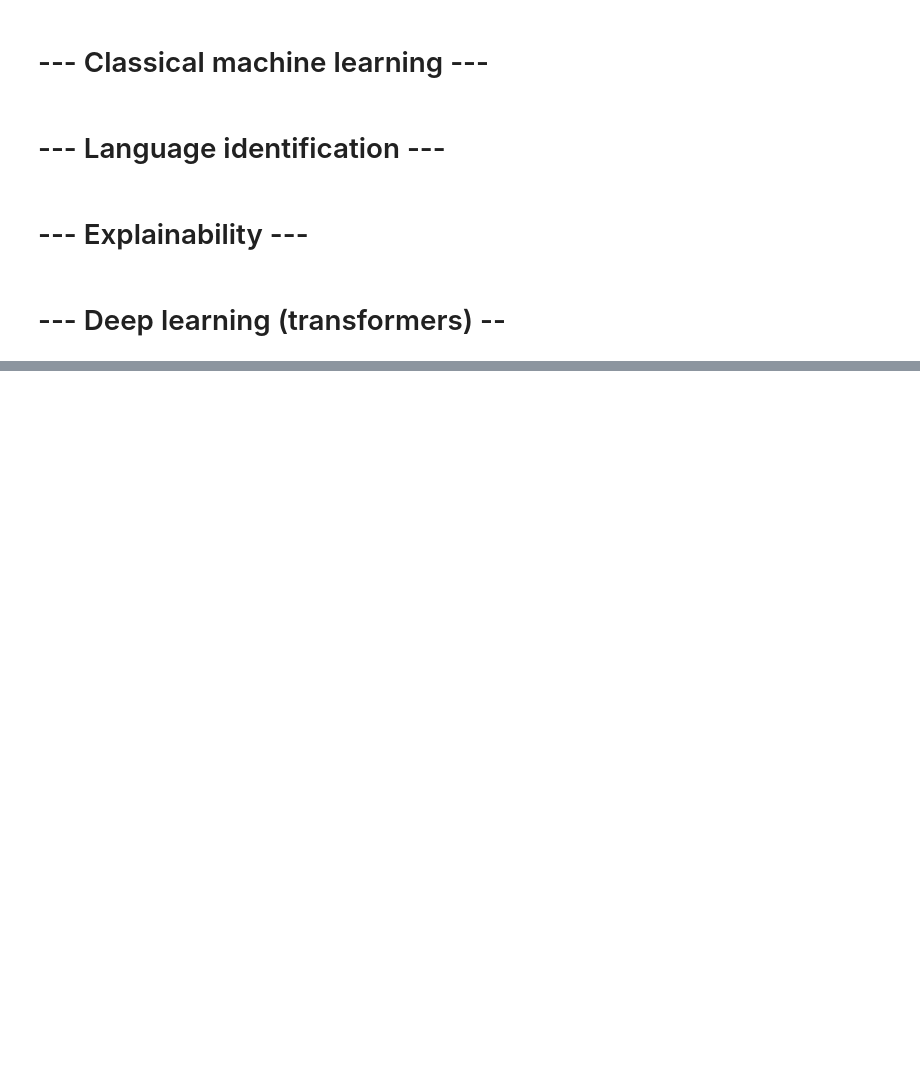
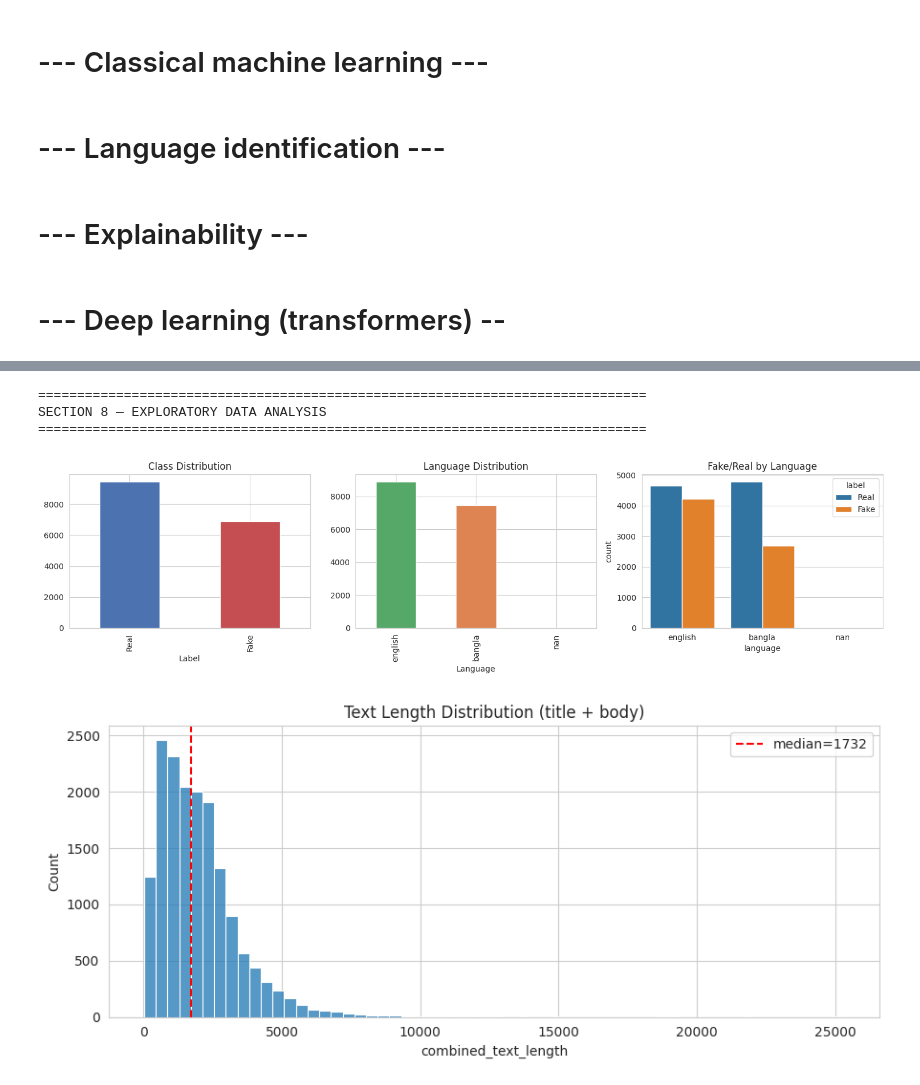
Before and after one commit to Kazi-Sadman/General-Track, a Jupyter notebook: Thesis.ipynb, the cells around one changed output, grey strips where cells are left out. Drawn from its saved outputs; the diff is of its cells as text; code cells hidden in the pictures; blank space fills up the shorter version.

```diff
--- a/Thesis.ipynb
+++ b/Thesis.ipynb
@@ -97,0 +212,20 @@ from transformers import (
+# %%
+# =============================================================================
+# Utility functions used throughout the notebook
+# =============================================================================
+
+def write_json_report(report_object, output_file_path):
+    """
+    Persist a Python object (dict/list) as a JSON file using UTF-8.
+    Ensures Bangla characters are preserved.
+    """
+    Path(output_file_path).parent.mkdir(parents=True, exist_ok=True)
+    with open(output_file_path, "w", encoding="utf-8") as json_file:
+        json.dump(report_object, json_file, ensure_ascii=False,
+                  indent=2, default=str)
+
+
+def print_section_banner(section_number, section_title):
+    """Print a clear section banner for readability in the notebook."""
+    banner = "=" * 78
+    print(f"\n{banner}\nSECTION {section_number} — {section_title}\n{banner}")
@@ -97,0 +645,57 @@ from transformers import (
+# %%
+# =============================================================================
+# SECTION 8 — EXPLORATORY DATA ANALYSIS (EDA)
+# =============================================================================
+print_section_banner(8, "EXPLORATORY DATA ANALYSIS")
+
+# ---------- 8.1 Class, language, and Fake/Real-by-language visualisation ----
+fig, axes = plt.subplots(1, 3, figsize=(15, 4))
+
+# Class distribution
+preprocessed_dataframe[COLUMN_LABEL].value_counts().plot(
+    kind="bar", ax=axes[0], color=["#4c72b0", "#c44e52"]
+)
+axes[0].set_title("Class Distribution")
+axes[0].set_xlabel("Label")
+
+# Language distribution
+preprocessed_dataframe[COLUMN_LANGUAGE].value_counts().plot(
+    kind="bar", ax=axes[1], color=["#55a868", "#dd8452"]
+)
+axes[1].set_title("Language Distribution")
+axes[1].set_xlabel("Language")
+
+# Fake/Real by language
+sns.countplot(
+    data=preprocessed_dataframe,
+    x=COLUMN_LANGUAGE, hue=COLUMN_LABEL, ax=axes[2]
+)
+axes[2].set_title("Fake/Real by Language")
+
+plt.tight_layout()
+plt.savefig(f"{FIGURES_DIR}/eda_overview.png", dpi=150)
+plt.show()
+
+# ---------- 8.2 Text-length distribution ----------
+preprocessed_dataframe["combined_text_length"] = (
+    preprocessed_dataframe["combined_text"].str.len()
+)
+
+plt.figure(figsize=(9, 4))
+sns.histplot(preprocessed_dataframe["combined_text_length"], bins=60)
+plt.axvline(
+    preprocessed_dataframe["combined_text_length"].median(),
+    color="red", linestyle="--",
+    label=f"median={preprocessed_dataframe['combined_text_length'].median():.0f}",
+)
+plt.title("Text Length Distribution (title + body)")
+plt.legend()
+plt.tight_layout()
+plt.savefig(f"{FIGURES_DIR}/text_length_distribution.png", dpi=150)
+plt.show()
+# %% [output]
+==============================================================================
+SECTION 8 — EXPLORATORY DATA ANALYSIS
+==============================================================================
+[figure, added]
+[figure, added]
```
Also changed, not shown: parts of 16 cells of this notebook.
